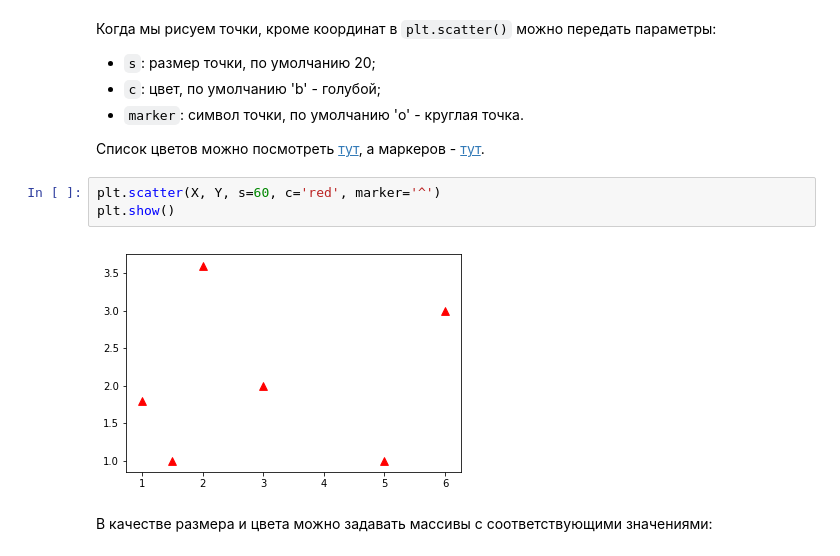
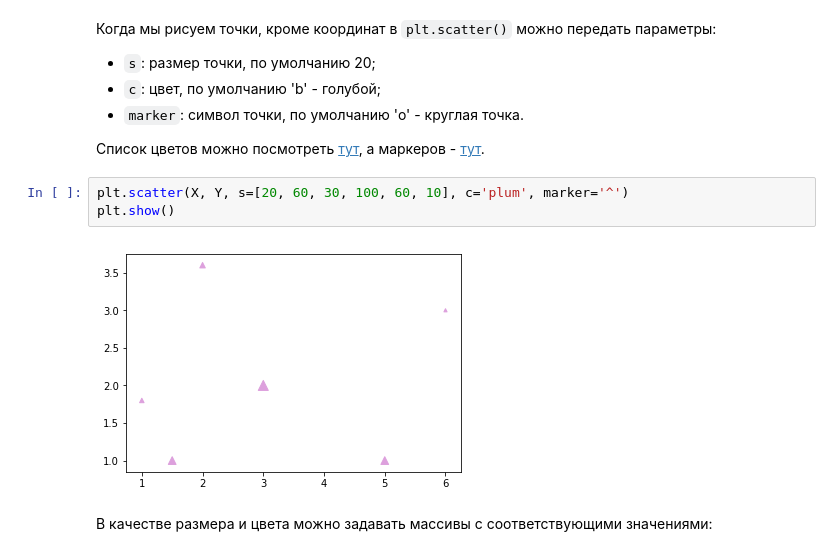
Before and after one commit to elmiram/2016learnpython, a Jupyter notebook: Matplotlib.ipynb, the cells around one changed output. Cells and saved outputs as stored; diff of their text form.

```diff
--- a/Matplotlib.ipynb
+++ b/Matplotlib.ipynb
@@ -98,10 +100,10 @@ plt.show()
 
 Список цветов можно посмотреть [тут](https://matplotlib.org/examples/color/named_colors.html), а маркеров - [тут](https://matplotlib.org/examples/lines_bars_and_markers/marker_reference.html).
 # %%
-plt.scatter(X, Y, s=60, c='red', marker='^')
+plt.scatter(X, Y, s=[20, 60, 30, 100, 60, 10], c='plum', marker='^')
 plt.show()
 # %% [output]
-[figure, old version]
+[figure, new version]
 # %% [markdown]
 В качестве размера и цвета можно задавать массивы с соответствующими значениями:
 # %%
```
Also changed, not shown: parts of 11 cells of this notebook.
